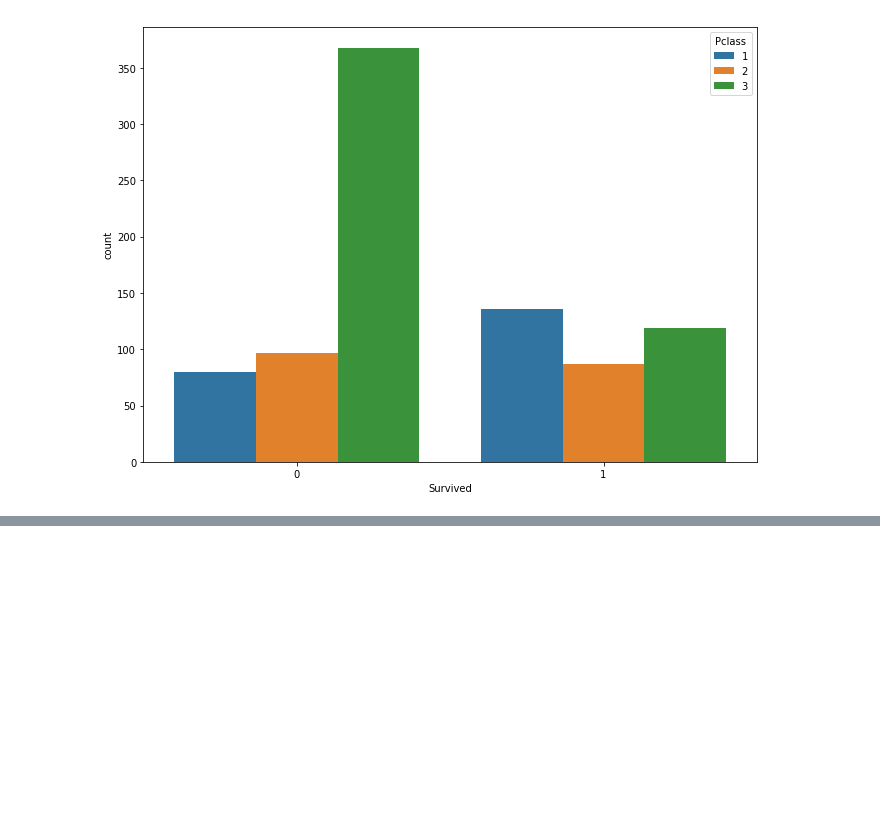
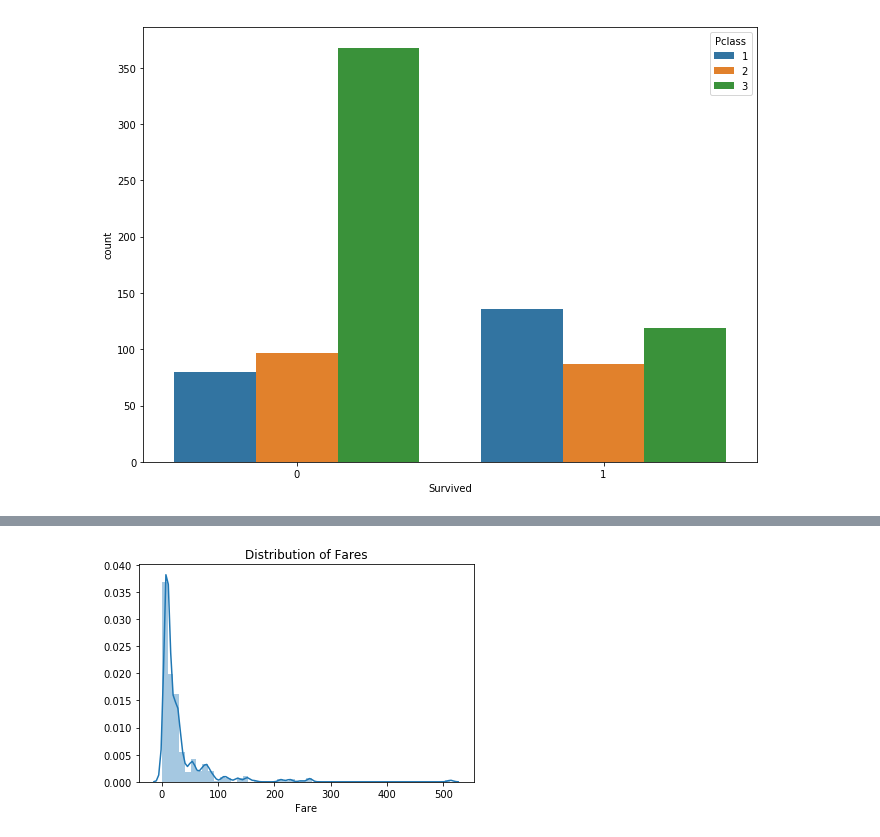
Before and after one commit to lakshv77/springboard, a Jupyter notebook: data_storytelling/Titanic.ipynb, the cells around one changed output, grey strips where cells are left out. Saved outputs shown, nothing was run; the diff lists cells and outputs as text; code cells hidden in the pictures; blank space fills up the shorter version.

```diff
--- a/data_storytelling/Titanic.ipynb
+++ b/data_storytelling/Titanic.ipynb
@@ -52,0 +85,6 @@ plt.show()
+# %%
+fare_dist = sns.distplot(df['Fare'])
+fare_dist.set_title("Distribution of Fares")
+plt.show()
+# %% [output]
+[figure, added]
```
Also changed, not shown: parts of 13 cells of this notebook.
